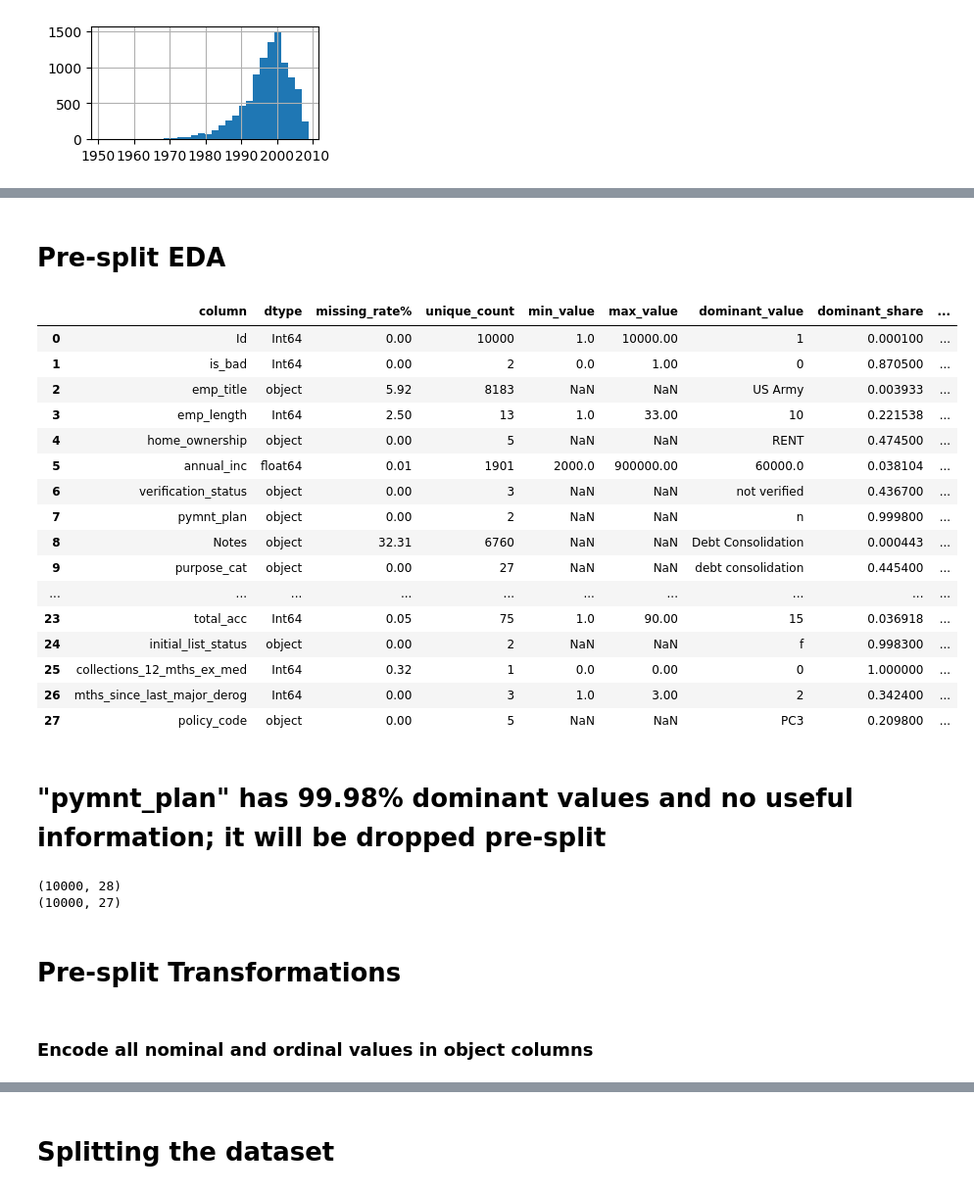
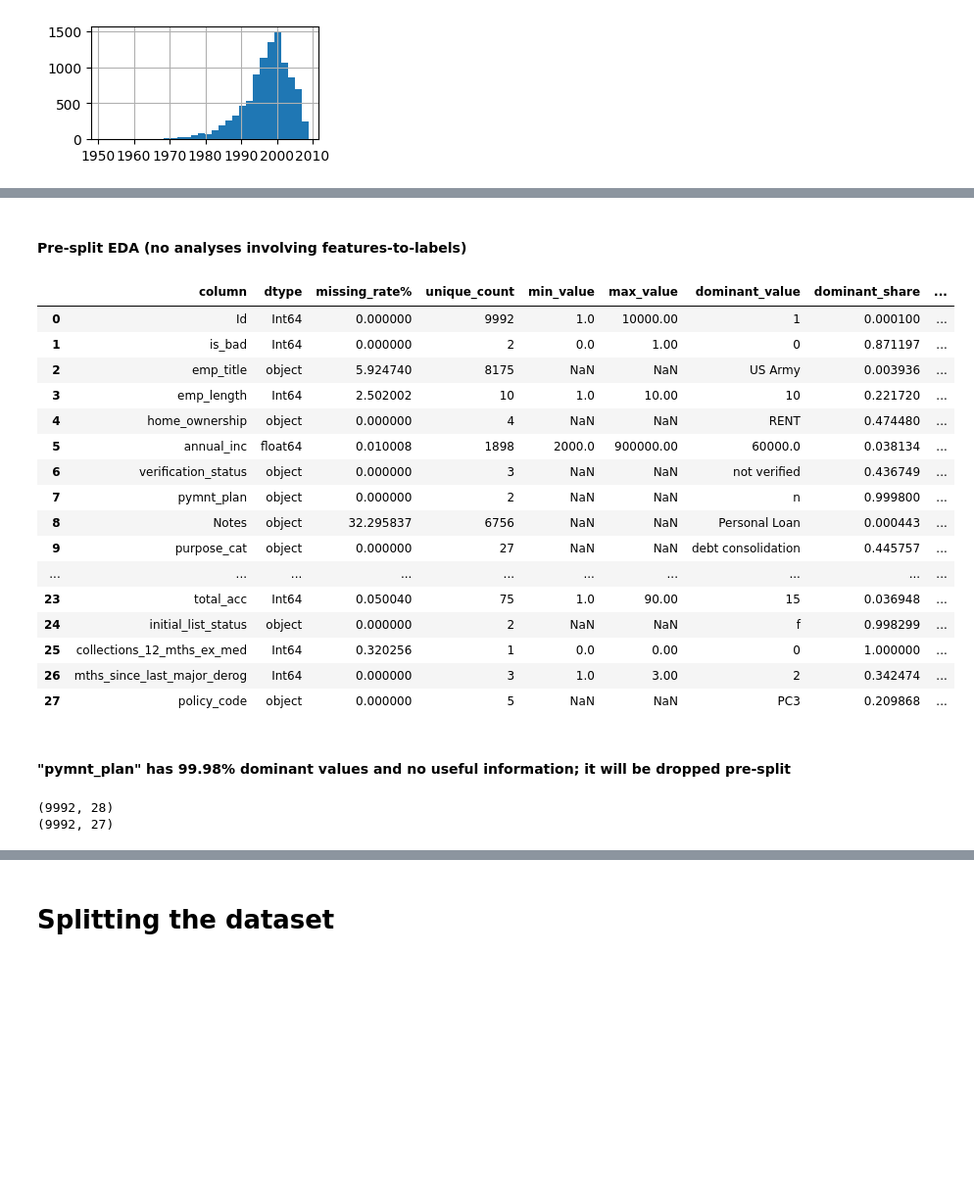
Before and after one commit to 37signals37/lending_club, a Jupyter notebook: dataset_validation.ipynb, the cells around one changed output, grey strips where cells are left out. Shown at 98% size. Cells and saved outputs as stored; diff of their text form; code cells hidden in the pictures; blank space fills up the shorter version.

Commit message:
added post split EDA

```diff
--- a/dataset_validation.ipynb
+++ b/dataset_validation.ipynb
@@ -309,0 +325,5 @@ Options
+# %%
+# Drop rows with emp_length issues
+print(df_clean.shape)
+df_clean = df_clean[~df_clean["emp_length"].isin([11,22,33])]
+print(df_clean.shape)
@@ -315,11 +338,12 @@ df_raw["earliest_cr_line"].hist(bins=30, figsize=(3, 1.5))
 <Axes: >
 [figure]
 # %%
-dates = pd.to_datetime(df_raw["earliest_cr_line"], format="%m/%d/%y", errors="coerce")
+# any dates after cutoff date will have 100 years subtracted
+dates = pd.to_datetime(df_clean["earliest_cr_line"], format="%m/%d/%y", errors="coerce")
 cutoff = pd.Timestamp(df_schema_validation.loc[df_schema_validation['column'] == "earliest_cr_line", 'max_allowed'].values[0])
 dates = dates.where(dates < cutoff, dates - pd.DateOffset(years=100))
-df_raw["earliest_cr_line"] = dates
-df_raw["earliest_cr_line"].hist(bins=30, figsize=(3, 1.5))
+df_clean["earliest_cr_line"] = dates
+df_clean["earliest_cr_line"].hist(bins=30, figsize=(3, 1.5))
 # %% [output]
 <Axes: >
 [figure]
@@ -326 +352,6 @@ df_raw["earliest_cr_line"].hist(bins=30, figsize=(3, 1.5))
+# %%
+# convert earliest_cr_line to years since earliest credit line based on max date in earliest_cr_line
+max_date = df_clean['earliest_cr_line'].max()
+df_clean['earliest_cr_line'] = (max_date - df_clean['earliest_cr_line']).dt.days // 365
+df_clean['earliest_cr_line'] = df_clean['earliest_cr_line'].astype("Int64")
 # %% [markdown]
@@ -329,0 +364,10 @@ df_raw["earliest_cr_line"].hist(bins=30, figsize=(3, 1.5))
+# %%
+print(df_clean['home_ownership'].value_counts())
+
+mapping = {
+    "NONE": "OTHER"
+}
+df_clean['home_ownership'] = df_clean['home_ownership'].replace(mapping)
+
+print()
+print(df_clean['home_ownership'].value_counts())
@@ -330,5 +389,5 @@ df_raw["earliest_cr_line"].hist(bins=30, figsize=(3, 1.5))
 # %% [markdown]
-# Pre-split EDA
+#### Pre-split EDA (no analyses involving features-to-labels)
 # %%
 def summarize_near_constant_features(
     df: pd.DataFrame,
@@ -504,33 +560,31 @@ df_summary = summarize_near_constant_features(df_raw)
 # %%
-df_summary[["column","dtype","missing_rate%","unique_count","min_value","max_value","dominant_value","dominant_share","variance","std","near_constant_flag","top_5_values"]]
+# Recompute summary with new columns
+df_summary = summarize_near_constant_features(df_clean)
+df_summary[["column","dtype","missing_rate%","unique_count","min_value","max_value","dominant_value","dominant_share","variance","near_constant_flag","top_5_values"]]
 # %% [output]
 |  | column | dtype | missing_rate% | unique_count | min_value | max_value | dominant_value | dominant_share | ... |
-| 0 | Id | Int64 | 0.00 | 10000 | 1.0 | 10000.00 | 1 | 0.000100 | ... |
-| 1 | is_bad | Int64 | 0.00 | 2 | 0.0 | 1.00 | 0 | 0.870500 | ... |
-| 2 | emp_title | object | 5.92 | 8183 | NaN | NaN | US Army | 0.003933 | ... |
-| 3 | emp_length | Int64 | 2.50 | 13 | 1.0 | 33.00 | 10 | 0.221538 | ... |
-| 4 | home_ownership | object | 0.00 | 5 | NaN | NaN | RENT | 0.474500 | ... |
-| 5 | annual_inc | float64 | 0.01 | 1901 | 2000.0 | 900000.00 | 60000.0 | 0.038104 | ... |
-| 6 | verification_status | object | 0.00 | 3 | NaN | NaN | not verified | 0.436700 | ... |
-| 7 | pymnt_plan | object | 0.00 | 2 | NaN | NaN | n | 0.999800 | ... |
-| 8 | Notes | object | 32.31 | 6760 | NaN | NaN | Debt Consolidation | 0.000443 | ... |
-| 9 | purpose_cat | object | 0.00 | 27 | NaN | NaN | debt consolidation | 0.445400 | ... |
+| 0 | Id | Int64 | 0.000000 | 9992 | 1.0 | 10000.00 | 1 | 0.000100 | ... |
+| 1 | is_bad | Int64 | 0.000000 | 2 | 0.0 | 1.00 | 0 | 0.871197 | ... |
+| 2 | emp_title | object | 5.924740 | 8175 | NaN | NaN | US Army | 0.003936 | ... |
+| 3 | emp_length | Int64 | 2.502002 | 10 | 1.0 | 10.00 | 10 | 0.221720 | ... |
+| 4 | home_ownership | object | 0.000000 | 4 | NaN | NaN | RENT | 0.474480 | ... |
+| 5 | annual_inc | float64 | 0.010008 | 1898 | 2000.0 | 900000.00 | 60000.0 | 0.038134 | ... |
+| 6 | verification_status | object | 0.000000 | 3 | NaN | NaN | not verified | 0.436749 | ... |
+| 7 | pymnt_plan | object | 0.000000 | 2 | NaN | NaN | n | 0.999800 | ... |
+| 8 | Notes | object | 32.295837 | 6756 | NaN | NaN | Personal Loan | 0.000443 | ... |
+| 9 | purpose_cat | object | 0.000000 | 27 | NaN | NaN | debt consolidation | 0.445757 | ... |
 | ... | ... | ... | ... | ... | ... | ... | ... | ... | ... |
-| 23 | total_acc | Int64 | 0.05 | 75 | 1.0 | 90.00 | 15 | 0.036918 | ... |
-| 24 | initial_list_status | object | 0.00 | 2 | NaN | NaN | f | 0.998300 | ... |
-| 25 | collections_12_mths_ex_med | Int64 | 0.32 | 1 | 0.0 | 0.00 | 0 | 1.000000 | ... |
-| 26 | mths_since_last_major_derog | Int64 | 0.00 | 3 | 1.0 | 3.00 | 2 | 0.342400 | ... |
-| 27 | policy_code | object | 0.00 | 5 | NaN | NaN | PC3 | 0.209800 | ... |
+| 23 | total_acc | Int64 | 0.050040 | 75 | 1.0 | 90.00 | 15 | 0.036948 | ... |
+| 24 | initial_list_status | object | 0.000000 | 2 | NaN | NaN | f | 0.998299 | ... |
+| 25 | collections_12_mths_ex_med | Int64 | 0.320256 | 1 | 0.0 | 0.00 | 0 | 1.000000 | ... |
+| 26 | mths_since_last_major_derog | Int64 | 0.000000 | 3 | 1.0 | 3.00 | 2 | 0.342474 | ... |
+| 27 | policy_code | object | 0.000000 | 5 | NaN | NaN | PC3 | 0.209868 | ... |
 # %% [markdown]
-# "pymnt_plan" has 99.98% dominant values and no useful information; it will be dropped pre-split
+#### "pymnt_plan" has 99.98% dominant values and no useful information; it will be dropped pre-split
 # %%
-print(df_raw.shape)
-df_raw.drop(columns=["pymnt_plan"], inplace=True)
-print(df_raw.shape)
+print(df_clean.shape)
+df_clean.drop(columns=["pymnt_plan"], inplace=True)
+print(df_clean.shape)
 # %% [output]
-(10000, 28)
-(10000, 27)
+(9992, 28)
+(9992, 27)
-# %% [markdown]
-# Pre-split Transformations
-# %% [markdown]
-### Encode all nominal and ordinal values in object columns
```
Also changed, not shown: parts of 81 cells of this notebook.
